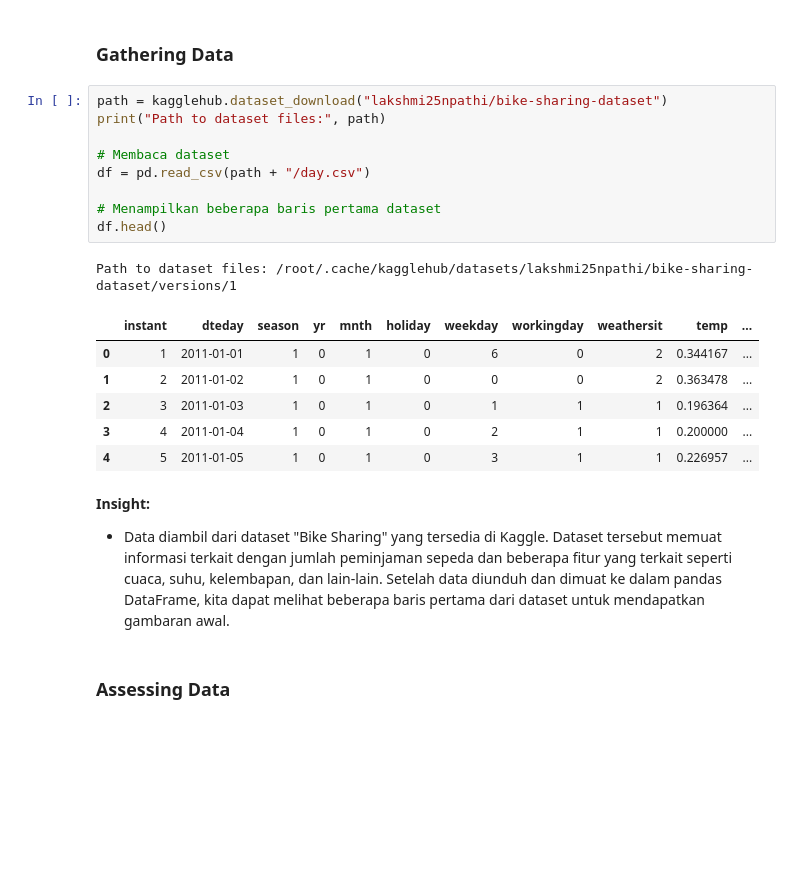
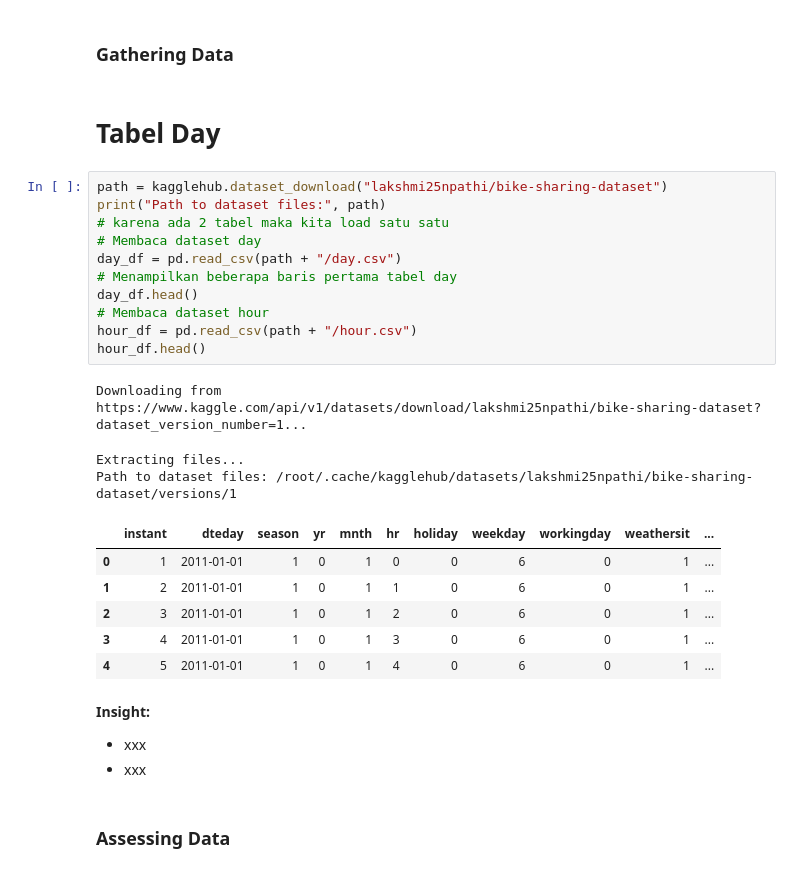
Before and after one commit to AfifHamzah17/submissionBADP-afifhamzah, a Jupyter notebook: notebook.ipynb, the cells around one changed output. Drawn from its saved outputs; the diff is of its cells as text; blank space fills up the shorter version.

```diff
--- a/notebook.ipynb
+++ b/notebook.ipynb
@@ -24,25 +24,32 @@ import kagglehub
 ## Data Wrangling
 # %% [markdown]
 ### Gathering Data
+# %% [markdown]
+# Tabel Day
 # %%
 path = kagglehub.dataset_download("lakshmi25npathi/bike-sharing-dataset")
 print("Path to dataset files:", path)
-
-# Membaca dataset
-df = pd.read_csv(path + "/day.csv")
-
-# Menampilkan beberapa baris pertama dataset
-df.head()
+# karena ada 2 tabel maka kita load satu satu
+# Membaca dataset day
+day_df = pd.read_csv(path + "/day.csv")
+# Menampilkan beberapa baris pertama tabel day
+day_df.head()
+# Membaca dataset hour
+hour_df = pd.read_csv(path + "/hour.csv")
+hour_df.head()
 # %% [output]
-Path to dataset files: /root/.cache/kagglehub/datasets/lakshmi25npathi/bike-sharing-dataset/versions/1
+Downloading from https://www.kaggle.com/api/v1/datasets/download/lakshmi25npathi/bike-sharing-dataset?dataset_version_number=1...
+Extracting files...
+Path to dataset files: /root/.cache/kagglehub/datasets/lakshmi25npathi/bike-sharing-dataset/versions/1
-|  | instant | dteday | season | yr | mnth | holiday | weekday | workingday | weathersit | temp | ... |
-| 0 | 1 | 2011-01-01 | 1 | 0 | 1 | 0 | 6 | 0 | 2 | 0.344167 | ... |
-| 1 | 2 | 2011-01-02 | 1 | 0 | 1 | 0 | 0 | 0 | 2 | 0.363478 | ... |
-| 2 | 3 | 2011-01-03 | 1 | 0 | 1 | 0 | 1 | 1 | 1 | 0.196364 | ... |
-| 3 | 4 | 2011-01-04 | 1 | 0 | 1 | 0 | 2 | 1 | 1 | 0.200000 | ... |
-| 4 | 5 | 2011-01-05 | 1 | 0 | 1 | 0 | 3 | 1 | 1 | 0.226957 | ... |
+|  | instant | dteday | season | yr | mnth | hr | holiday | weekday | workingday | weathersit | ... |
+| 0 | 1 | 2011-01-01 | 1 | 0 | 1 | 0 | 0 | 6 | 0 | 1 | ... |
+| 1 | 2 | 2011-01-01 | 1 | 0 | 1 | 1 | 0 | 6 | 0 | 1 | ... |
+| 2 | 3 | 2011-01-01 | 1 | 0 | 1 | 2 | 0 | 6 | 0 | 1 | ... |
+| 3 | 4 | 2011-01-01 | 1 | 0 | 1 | 3 | 0 | 6 | 0 | 1 | ... |
+| 4 | 5 | 2011-01-01 | 1 | 0 | 1 | 4 | 0 | 6 | 0 | 1 | ... |
-# %% [markdown]
-**Insight:**
-- Data diambil dari dataset "Bike Sharing" yang tersedia di Kaggle. Dataset tersebut memuat informasi terkait dengan jumlah peminjaman sepeda dan beberapa fitur yang terkait seperti cuaca, suhu, kelembapan, dan lain-lain. Setelah data diunduh dan dimuat ke dalam pandas DataFrame, kita dapat melihat beberapa baris pertama dari dataset untuk mendapatkan gambaran awal.
+# %% [markdown]
+**Insight:**
+- xxx
+- xxx
 # %% [markdown]
 ### Assessing Data
```
Also changed, not shown: parts of 65 cells of this notebook, 3 other files.
